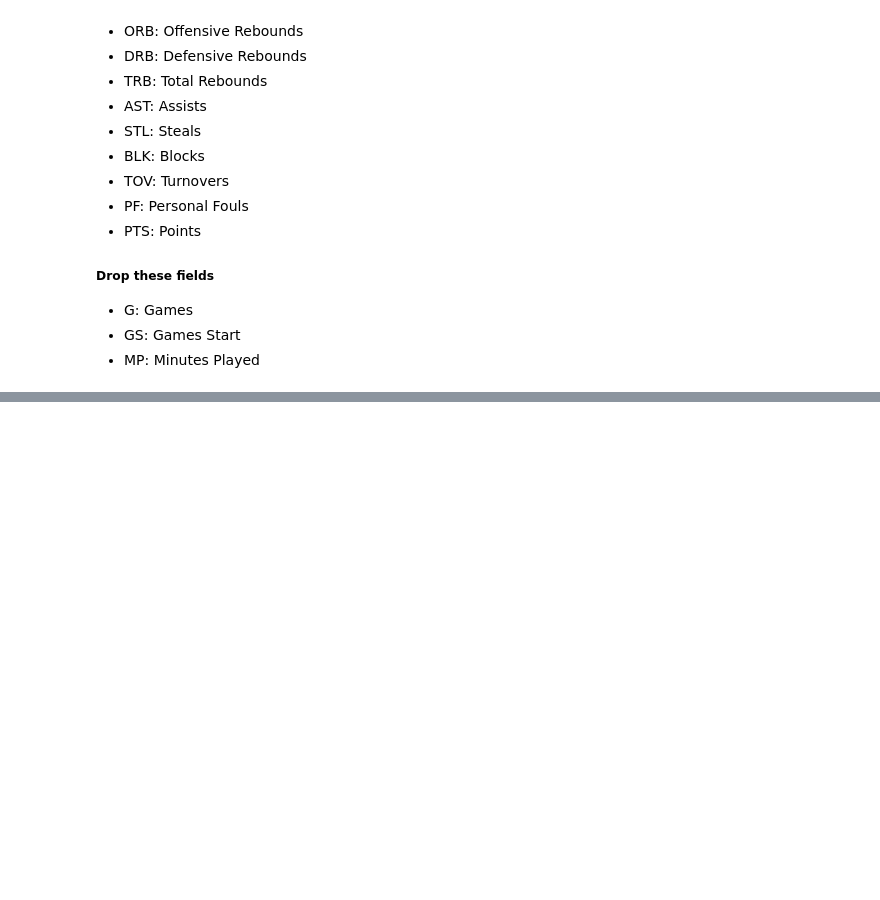
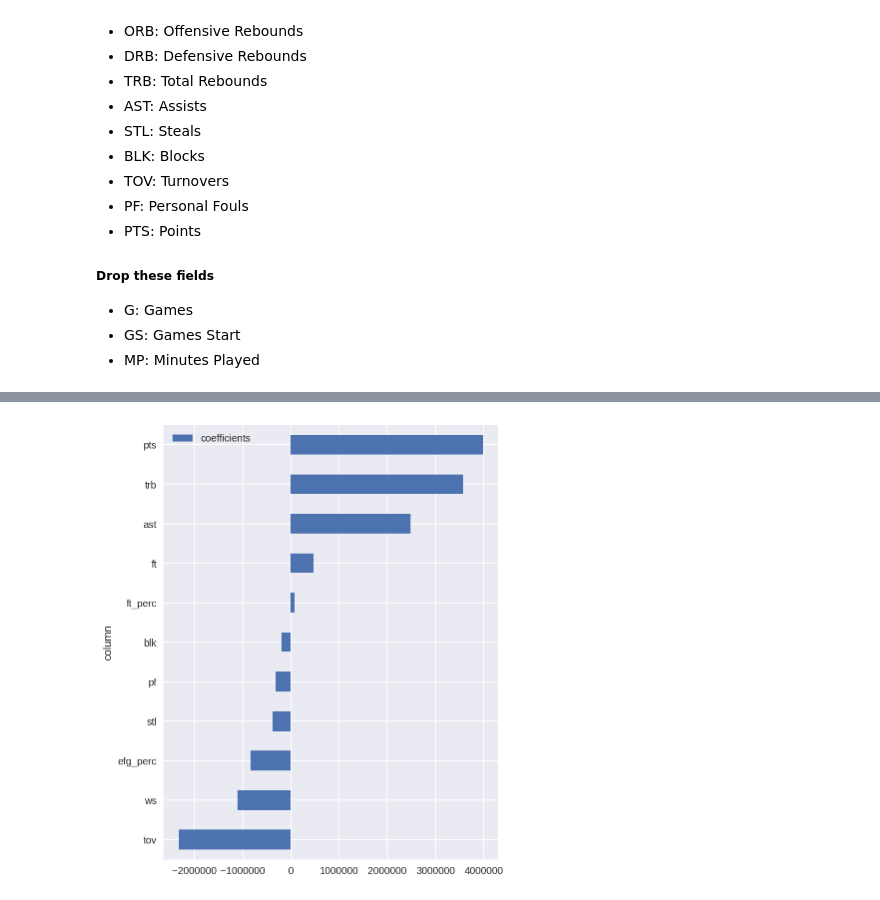
Before and after one commit to michaelkim9/nba_predictor_project_dsi, a Jupyter notebook: Part_4_predictive_model.ipynb, the cells around one changed output, grey strips where cells are left out. Saved outputs shown, nothing was run; the diff lists cells and outputs as text; code cells hidden in the pictures; blank space fills up the shorter version.

```diff
--- a/Part_4_predictive_model.ipynb
+++ b/Part_4_predictive_model.ipynb
@@ -227,0 +345,3 @@ This is where some of the interesting stuff happens! Now we are going to build o
+# %%
+X = nba_df.drop('salary', axis=1)
+y = nba_df['salary']
@@ -227,0 +352,2 @@ This is where some of the interesting stuff happens! Now we are going to build o
+# %%
+X_train, X_test, y_train, y_test = train_test_split(X, y, test_size=0.25, random_state=42)
@@ -227,0 +367,14 @@ This is where some of the interesting stuff happens! Now we are going to build o
+# %%
+lr_pipe = Pipeline([
+    ('scaler', StandardScaler()),
+    ('sfm', SelectFromModel(Lasso())),
+    ('regr', lm.LinearRegression())
+])
+
+lr_params = {
+    'sfm__estimator':[Lasso(), Ridge()]
+}
+
+lr_gs = GridSearchCV(lr_pipe,lr_params,n_jobs=-1,cv=10)
+# %%
+lr_gs.fit(X_train,y_train)
@@ -227,0 +439,13 @@ This is where some of the interesting stuff happens! Now we are going to build o
+# %%
+lr_feat_importances = lr_gs.best_estimator_.named_steps['regr'].coef_
+lr_cols_and_imps = list(zip(X_train.columns, lr_feat_importances))
+lr_cols_and_imps.sort(key=lambda x:x[1], reverse=False)
+
+lr_feat_imp_df = pd.DataFrame(lr_cols_and_imps)
+lr_feat_imp_df.rename(columns={1:'coefficients',0:'column'}, inplace=True)
+lr_feat_imp_df = lr_feat_imp_df
+
+lr_feat_imp_df.plot.barh('column','coefficients', figsize=(6,8))
+plt.show()
+# %% [output]
+[figure, added]
```
Also changed, not shown: parts of 100 cells of this notebook, 4 other files.
